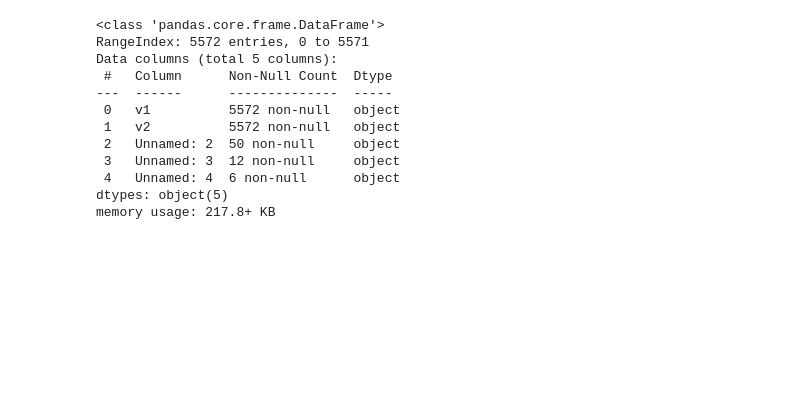
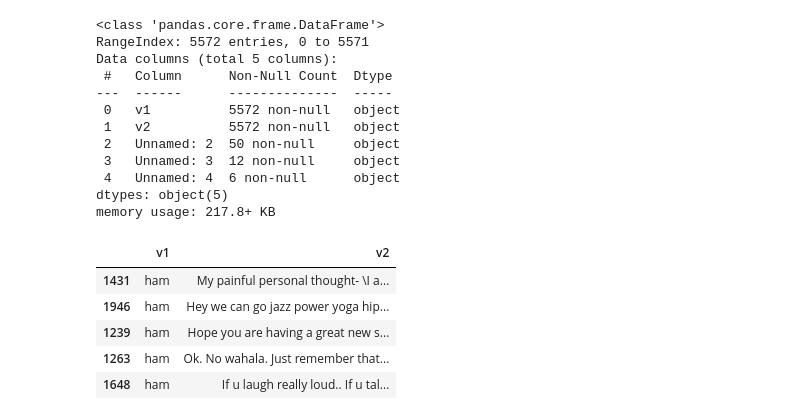
Before and after one commit to SandeepMuhal88/Project_In_Machine_Learning, a Jupyter notebook: SMS_Spam_Classifiers/notenook.ipynb, the cells around one changed output. Saved outputs shown, nothing was run; the diff lists cells and outputs as text; code cells hidden in the pictures; blank space fills up the shorter version.

```diff
--- a/SMS_Spam_Classifiers/notenook.ipynb
+++ b/SMS_Spam_Classifiers/notenook.ipynb
@@ -29,6 +29,13 @@ Data columns (total 5 columns):
 dtypes: object(5)
 memory usage: 217.8+ KB
 # %%
-df.drop(columns=['Unnamed: 0'], inplace=True)
-df.drop(columns=['Unnamed: 0.1'], inplace=True)
-df.drop(columns=['Unnamed: 0.1.1'], inplace=True)
+df.drop(columns=['Unnamed: 2','Unnamed: 3','Unnamed: 4'], inplace=True)
+# %%
+df.sample(5)
+# %% [output]
+|  | v1 | v2 |
+| 1431 | ham | My painful personal thought- \I a... |
+| 1946 | ham | Hey we can go jazz power yoga hip... |
+| 1239 | ham | Hope you are having a great new s... |
+| 1263 | ham | Ok. No wahala. Just remember that... |
+| 1648 | ham | If u laugh really loud.. If u tal... |
```
Also changed, not shown: parts of 15 cells of this notebook.
